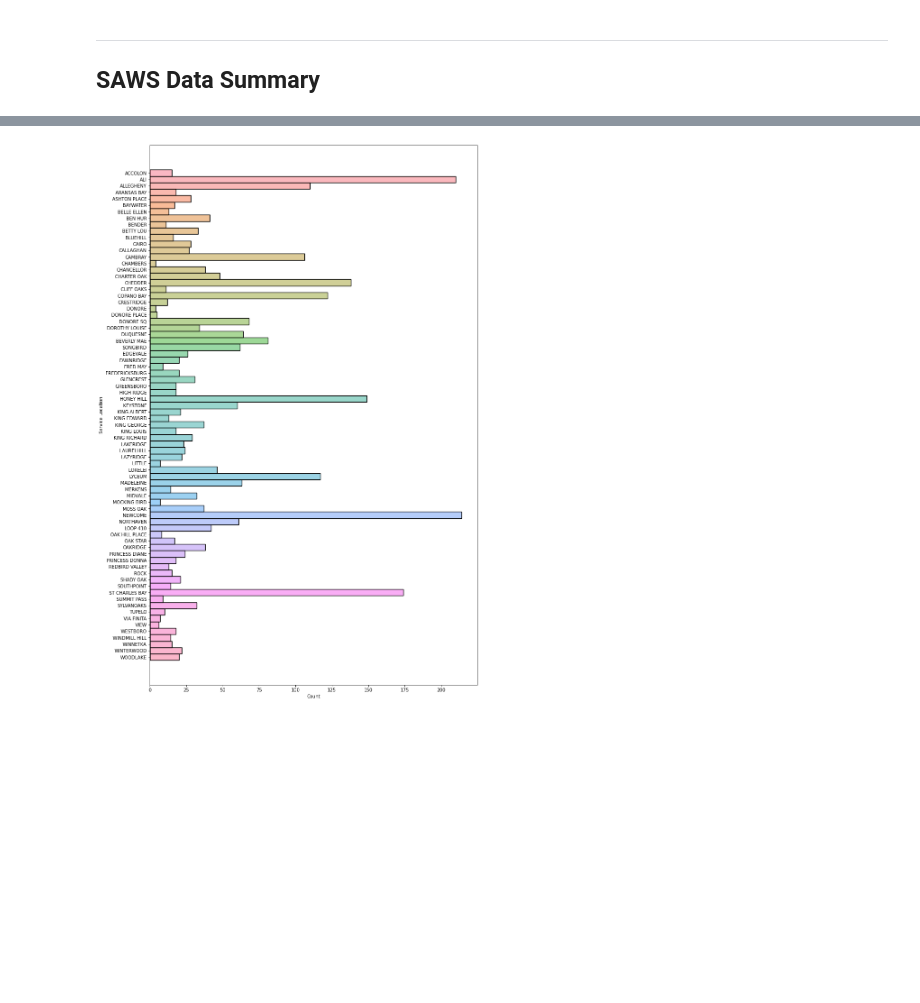
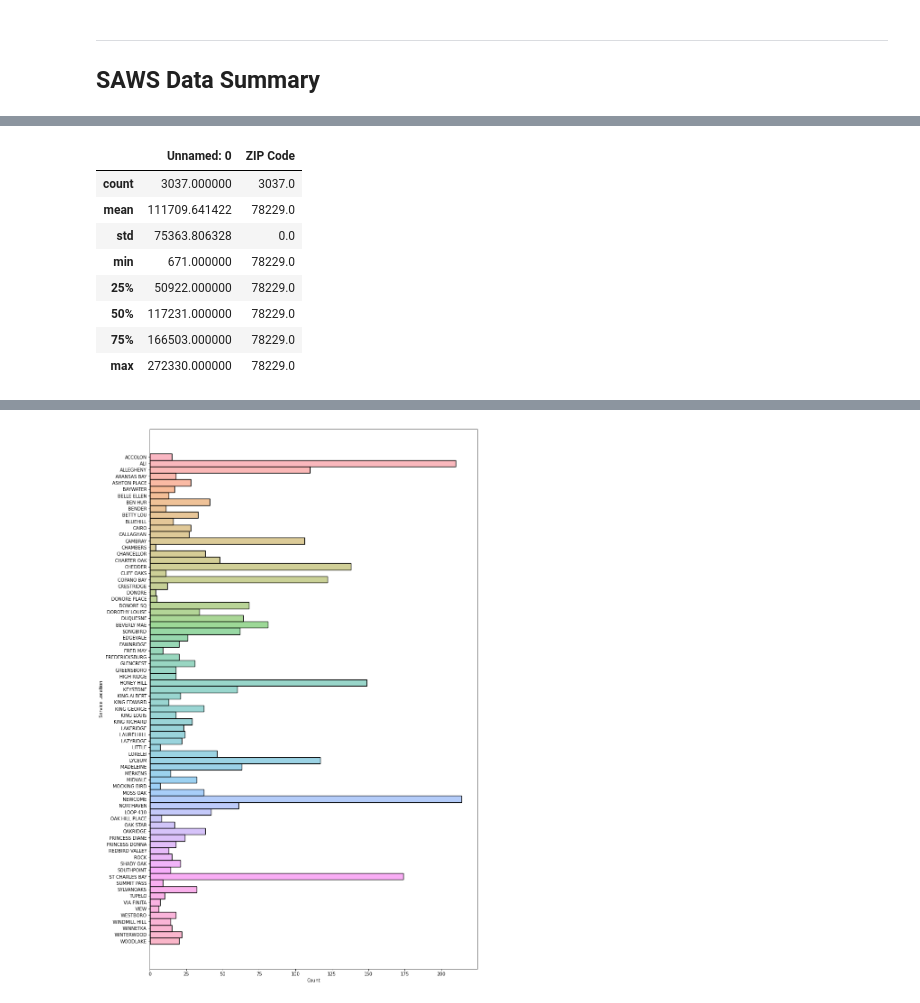
Before and after one commit to slc-data/2021-datathon, a Jupyter notebook: workbooks/caitlyn/acquire&prepare.ipynb, the cells around one changed output, grey strips where cells are left out. Drawn from its saved outputs; the diff is of its cells as text; code cells hidden in the pictures; blank space fills up the shorter version.

```diff
--- a/workbooks/caitlyn/acquire&prepare.ipynb
+++ b/workbooks/caitlyn/acquire&prepare.ipynb
@@ -47,0 +62,12 @@ saws.sample()
+# %%
+saws.describe()
+# %% [output]
+|  | Unnamed: 0 | ZIP Code |
+| count | 3037.000000 | 3037.0 |
+| mean | 111709.641422 | 78229.0 |
+| std | 75363.806328 | 0.0 |
+| min | 671.000000 | 78229.0 |
+| 25% | 50922.000000 | 78229.0 |
+| 50% | 117231.000000 | 78229.0 |
+| 75% | 166503.000000 | 78229.0 |
+| max | 272330.000000 | 78229.0 |
```
Also changed, not shown: parts of 26 cells of this notebook.
